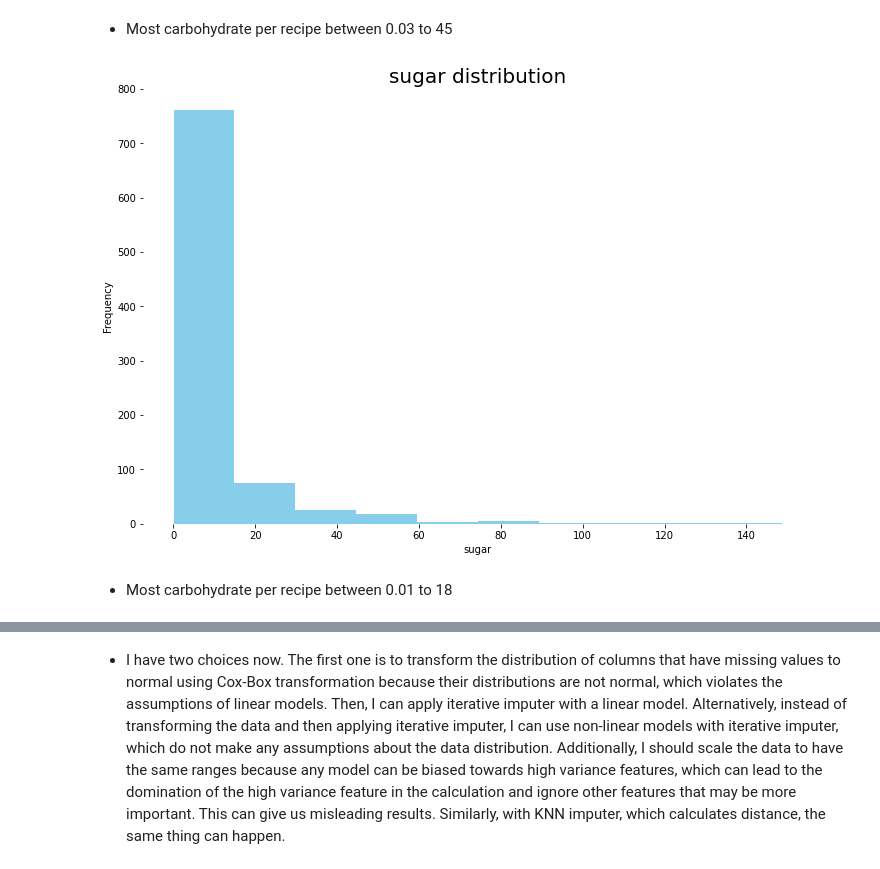
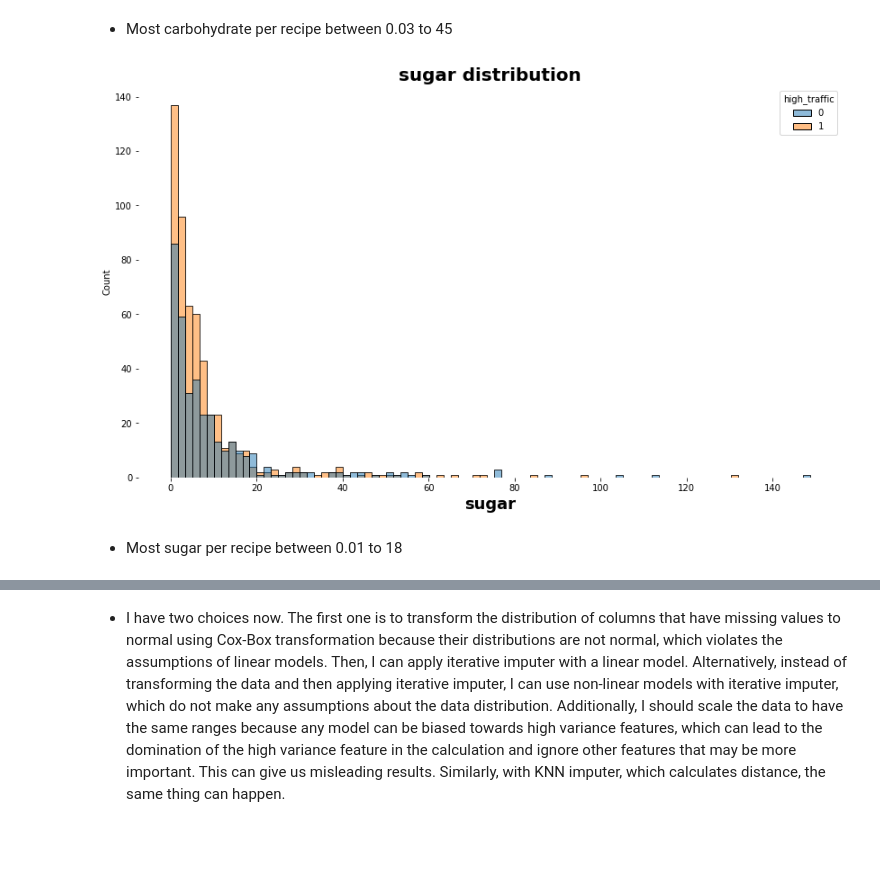
Before and after one commit to MahmoudAdel-hub/DSProfessional, a Jupyter notebook: DSProfessional.ipynb, the cells around one changed output, grey strips where cells are left out. Drawn from its saved outputs; the diff is of its cells as text; code cells hidden in the pictures; blank space fills up the shorter version.

```diff
--- a/DSProfessional.ipynb
+++ b/DSProfessional.ipynb
@@ -199,13 +199,13 @@ plt.show()
 # %% [markdown]
 - Most carbohydrate per recipe between 0.03 to 45
 # %%
-plt.subplots(figsize=(12,8))
+plt.subplots(figsize=(14,8))
 plt.box(False)
-df1['sugar'].plot.hist(color='skyblue')
-plt.xlabel('sugar')
-plt.title('sugar distribution',size=20)
+sns.histplot(data=df1,x='sugar',hue='high_traffic',color='skyblue')
+plt.xlabel('sugar',fontsize=18, fontweight='bold')
+plt.title('sugar distribution',fontsize=20, fontweight='bold')
 plt.show()
 # %% [output]
-[figure, old version]
+[figure, new version]
 # %% [markdown]
-- Most carbohydrate per recipe between 0.01 to 18
+- Most sugar per recipe between 0.01 to 18
```
Also changed, not shown: parts of 22 cells of this notebook, 4 other files.
